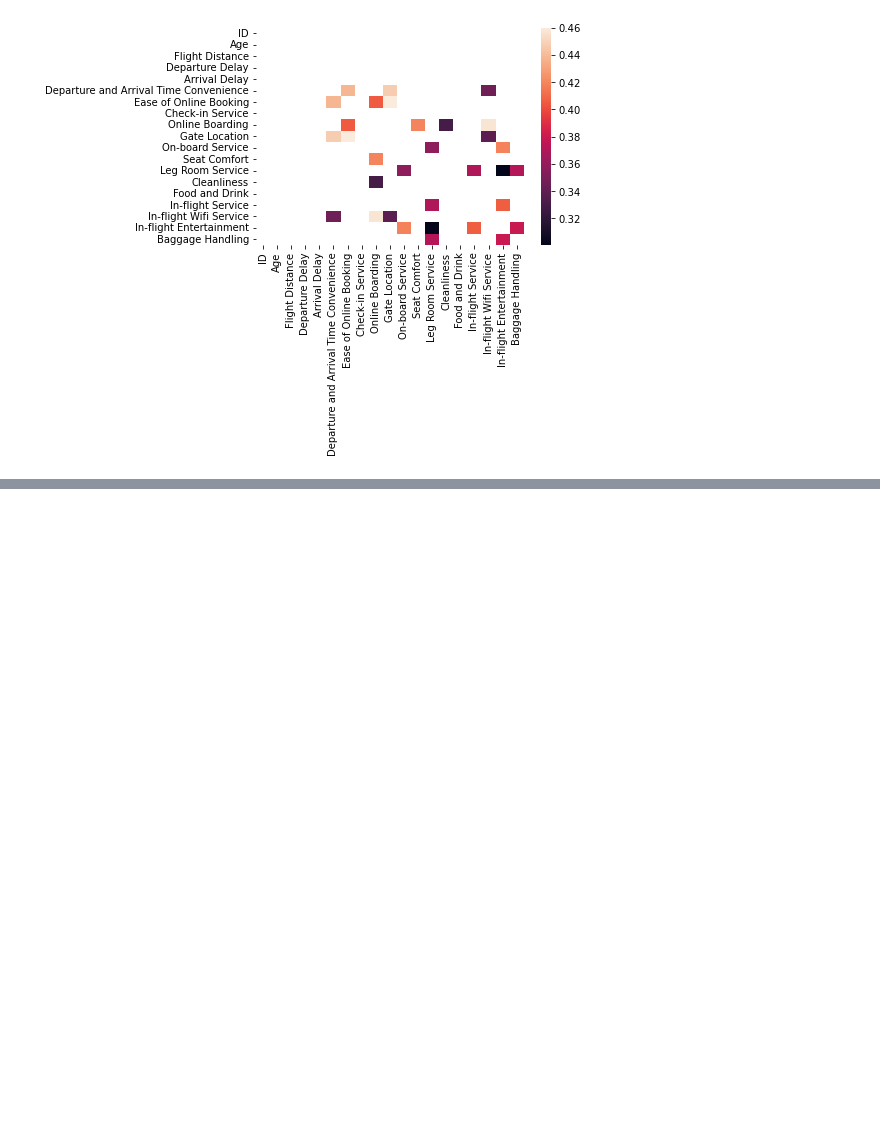
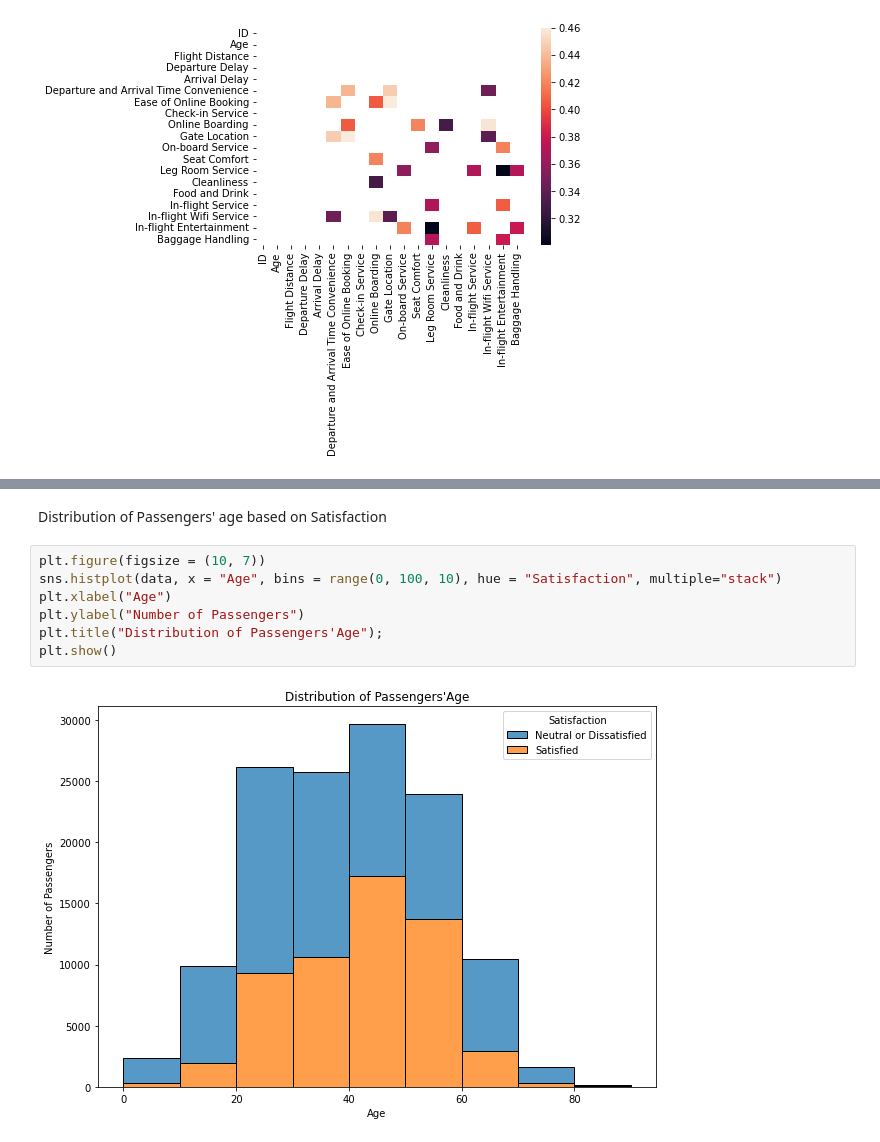
Before and after one commit to AlugoIdris/Airline_Passenger_Satisfaction, a Jupyter notebook: Airline_Passenger_Satisfaction.ipynb, the cells around one changed output, grey strips where cells are left out. Cells and saved outputs as stored; diff of their text form; blank space fills up the shorter version.

```diff
--- a/Airline_Passenger_Satisfaction.ipynb
+++ b/Airline_Passenger_Satisfaction.ipynb
@@ -165,0 +198,11 @@ sns.heatmap(data.corr()[(data.corr() > 0.3) & (data.corr() <= 0.5)])
+# %% [markdown]
+Distribution of Passengers' age based on Satisfaction
+# %%
+plt.figure(figsize = (10, 7))
+sns.histplot(data, x = "Age", bins = range(0, 100, 10), hue = "Satisfaction", multiple="stack")
+plt.xlabel("Age")
+plt.ylabel("Number of Passengers")
+plt.title("Distribution of Passengers'Age");
+plt.show()
+# %% [output]
+[figure, added]
```
Also changed, not shown: parts of 24 cells of this notebook.
